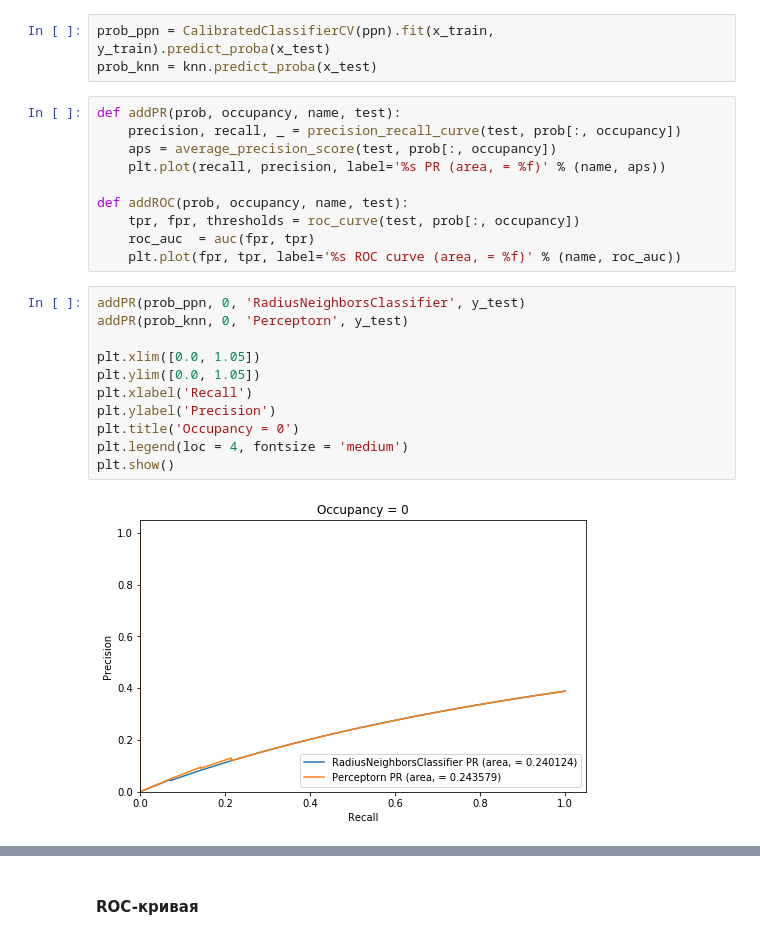
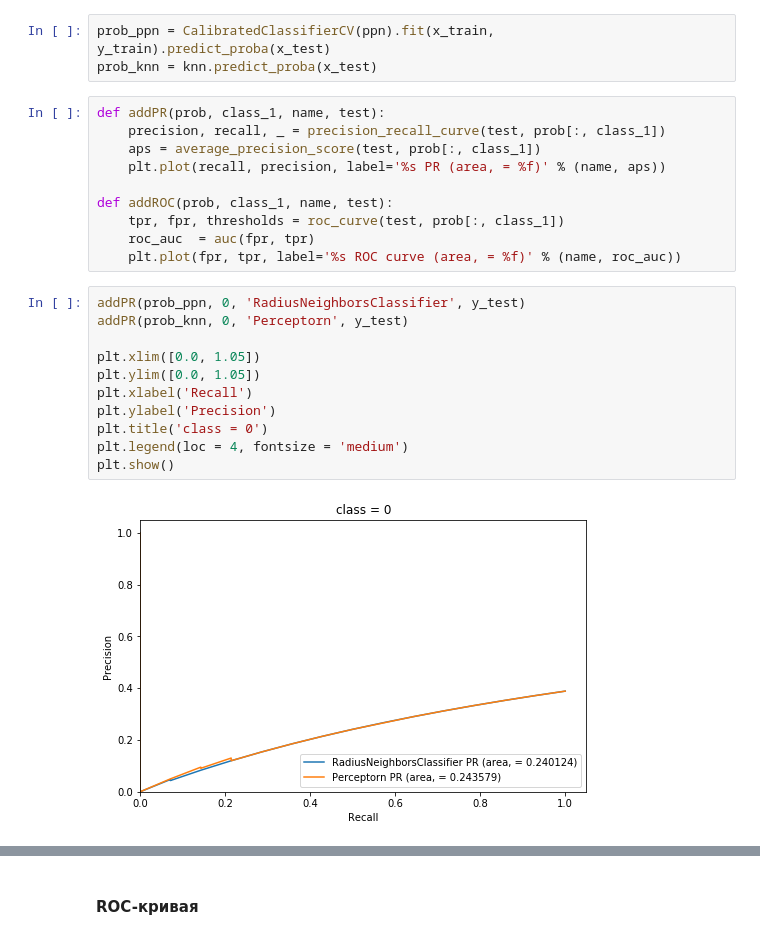
Before and after one commit to iagsav/ml_rob_nets_2020, a Jupyter notebook: ml/lab2/Слабунов/slabunov.ipynb, the cells around one changed output, grey strips where cells are left out. Saved outputs shown, nothing was run; the diff lists cells and outputs as text.

```diff
--- a/ml/lab2/Слабунов/slabunov.ipynb
+++ b/ml/lab2/Слабунов/slabunov.ipynb
@@ -191,28 +191,28 @@ best: 0.9645320197044335
 prob_ppn = CalibratedClassifierCV(ppn).fit(x_train, y_train).predict_proba(x_test)
 prob_knn = knn.predict_proba(x_test)
 # %%
-def addPR(prob, occupancy, name, test):
-    precision, recall, _ = precision_recall_curve(test, prob[:, occupancy])
-    aps = average_precision_score(test, prob[:, occupancy])
+def addPR(prob, class_1, name, test):
+    precision, recall, _ = precision_recall_curve(test, prob[:, class_1])
+    aps = average_precision_score(test, prob[:, class_1])
     plt.plot(recall, precision, label='%s PR (area, = %f)' % (name, aps))
 
-def addROC(prob, occupancy, name, test):
-    tpr, fpr, thresholds = roc_curve(test, prob[:, occupancy])
+def addROC(prob, class_1, name, test):
+    tpr, fpr, thresholds = roc_curve(test, prob[:, class_1])
     roc_auc  = auc(fpr, tpr)
     plt.plot(fpr, tpr, label='%s ROC curve (area, = %f)' % (name, roc_auc))
 # %%
 addPR(prob_ppn, 0, 'RadiusNeighborsClassifier', y_test)
 addPR(prob_knn, 0, 'Perceptorn', y_test)
 
 plt.xlim([0.0, 1.05])
 plt.ylim([0.0, 1.05])
 plt.xlabel('Recall')
 plt.ylabel('Precision')
-plt.title('Occupancy = 0')
+plt.title('class = 0')
 plt.legend(loc = 4, fontsize = 'medium')
 plt.show()
 # %% [output]
-[figure, old version]
+[figure, new version]
 # %%
 addPR(prob_ppn, 1, 'Perceptorn', y_test)
 addPR(prob_knn, 1, 'RadiusNeighborsClassifier', y_test)
```
Also changed, not shown: parts of 3 cells of this notebook.
